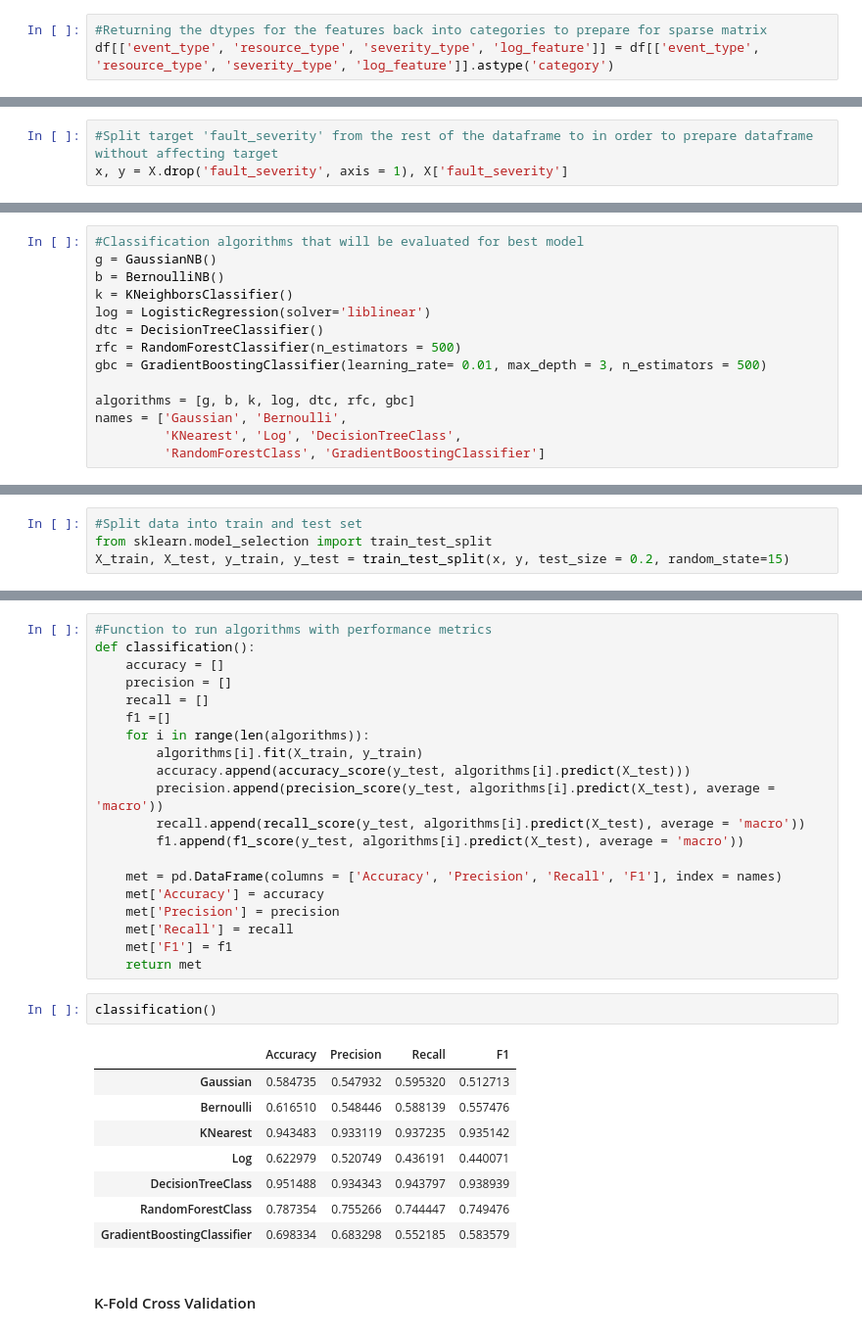
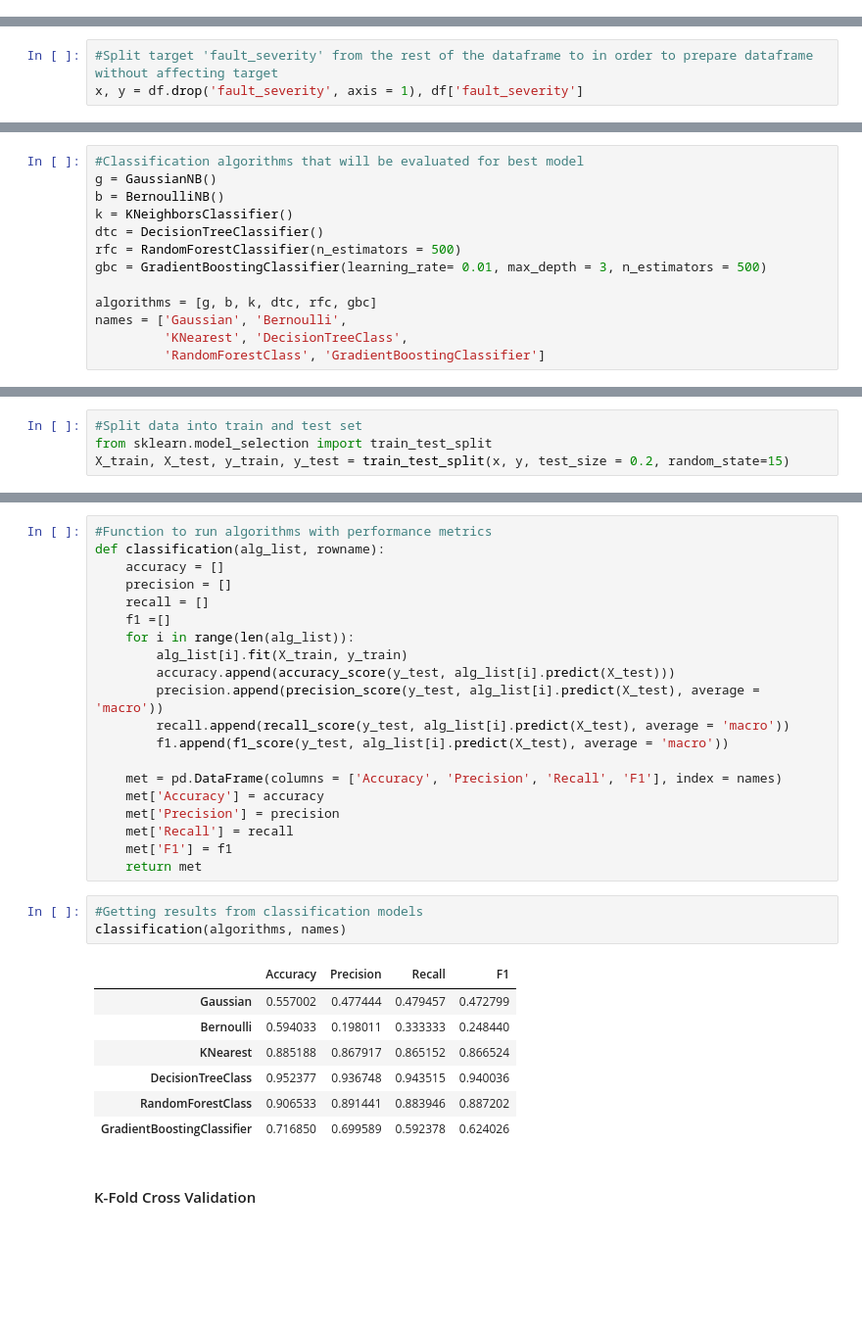
Before and after one commit to kvan493/Service_disruption_Project, a Jupyter notebook: Service_disruption.ipynb, the cells around one changed output, grey strips where cells are left out. Shown at 98% size. Cells and saved outputs as stored; diff of their text form; blank space fills up the shorter version.

Commit message:
Add files via upload
Performed cross-validation to determine best performing model. Cleaned code with functions for data cleaning and model fitting and evaluation in a production manner.

```diff
--- a/Service_disruption.ipynb
+++ b/Service_disruption.ipynb
@@ -218,9 +218,6 @@ The histograms show the distributions within each feature. <br>
 -Most resource type are 2 and 8.  <br><b>
 
 Fault severity is our target label and we can see based on the histogram that the categories are imbalanced with most fault severity recorded as 0.
-# %%
-#Returning the dtypes for the features back into categories to prepare for sparse matrix
-df[['event_type', 'resource_type', 'severity_type', 'log_feature']] = df[['event_type', 'resource_type', 'severity_type', 'log_feature']].astype('category')
 # %%
 #Counting number of unique fault severity for each id
 fs_count = df.groupby(['id'])['fault_severity'].nunique().reset_index()
@@ -243,6 +228,6 @@ X.head()
 # %%
 #Split target 'fault_severity' from the rest of the dataframe to in order to prepare dataframe without affecting target
-x, y = X.drop('fault_severity', axis = 1), X['fault_severity']
+x, y = df.drop('fault_severity', axis = 1), df['fault_severity']
 # %% [markdown]
 It seems that each ID has only 1 type of fault severity recorded even though there are different event, resource and severity types that may be recorded.
 # %% [markdown]
@@ -261,12 +246,11 @@ from sklearn.ensemble import RandomForestClassifier, GradientBoostingClassifier
 g = GaussianNB()
 b = BernoulliNB()
 k = KNeighborsClassifier()
-log = LogisticRegression(solver='liblinear')
 dtc = DecisionTreeClassifier()
 rfc = RandomForestClassifier(n_estimators = 500)
 gbc = GradientBoostingClassifier(learning_rate= 0.01, max_depth = 3, n_estimators = 500)
 
-algorithms = [g, b, k, log, dtc, rfc, gbc]
+algorithms = [g, b, k, dtc, rfc, gbc]
 names = ['Gaussian', 'Bernoulli',
-         'KNearest', 'Log', 'DecisionTreeClass',
+         'KNearest', 'DecisionTreeClass',
          'RandomForestClass', 'GradientBoostingClassifier']
@@ -287,16 +266,16 @@ print(X_train.shape, X_test.shape)
 # %%
 #Function to run algorithms with performance metrics
-def classification():
+def classification(alg_list, rowname):
     accuracy = []
     precision = []
     recall = []
     f1 =[]
-    for i in range(len(algorithms)):
-        algorithms[i].fit(X_train, y_train)
-        accuracy.append(accuracy_score(y_test, algorithms[i].predict(X_test)))
-        precision.append(precision_score(y_test, algorithms[i].predict(X_test), average = 'macro'))
-        recall.append(recall_score(y_test, algorithms[i].predict(X_test), average = 'macro'))
-        f1.append(f1_score(y_test, algorithms[i].predict(X_test), average = 'macro'))
+    for i in range(len(alg_list)):
+        alg_list[i].fit(X_train, y_train)
+        accuracy.append(accuracy_score(y_test, alg_list[i].predict(X_test)))
+        precision.append(precision_score(y_test, alg_list[i].predict(X_test), average = 'macro'))
+        recall.append(recall_score(y_test, alg_list[i].predict(X_test), average = 'macro'))
+        f1.append(f1_score(y_test, alg_list[i].predict(X_test), average = 'macro'))
 
     met = pd.DataFrame(columns = ['Accuracy', 'Precision', 'Recall', 'F1'], index = names)
     met['Accuracy'] = accuracy
@@ -304,16 +283,16 @@ def classification():
     met['Recall'] = recall
     met['F1'] = f1
     return met
-# %%
-classification()
-# %% [output]
-|  | Accuracy | Precision | Recall | F1 |
-| Gaussian | 0.584735 | 0.547932 | 0.595320 | 0.512713 |
-| Bernoulli | 0.616510 | 0.548446 | 0.588139 | 0.557476 |
-| KNearest | 0.943483 | 0.933119 | 0.937235 | 0.935142 |
-| Log | 0.622979 | 0.520749 | 0.436191 | 0.440071 |
-| DecisionTreeClass | 0.951488 | 0.934343 | 0.943797 | 0.938939 |
-| RandomForestClass | 0.787354 | 0.755266 | 0.744447 | 0.749476 |
-| GradientBoostingClassifier | 0.698334 | 0.683298 | 0.552185 | 0.583579 |
+# %%
+#Getting results from classification models
+classification(algorithms, names)
+# %% [output]
+|  | Accuracy | Precision | Recall | F1 |
+| Gaussian | 0.557002 | 0.477444 | 0.479457 | 0.472799 |
+| Bernoulli | 0.594033 | 0.198011 | 0.333333 | 0.248440 |
+| KNearest | 0.885188 | 0.867917 | 0.865152 | 0.866524 |
+| DecisionTreeClass | 0.952377 | 0.936748 | 0.943515 | 0.940036 |
+| RandomForestClass | 0.906533 | 0.891441 | 0.883946 | 0.887202 |
+| GradientBoostingClassifier | 0.716850 | 0.699589 | 0.592378 | 0.624026 |
 # %% [markdown]
 #### K-Fold Cross Validation
```
Also changed, not shown: parts of 10 cells of this notebook.
